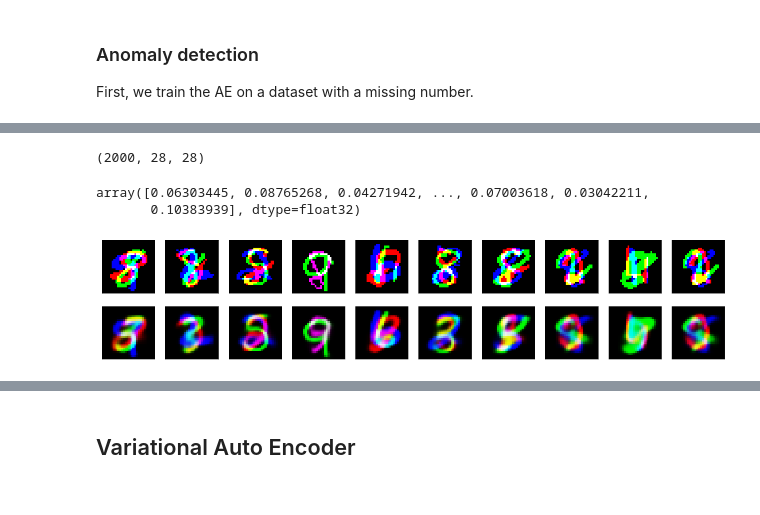
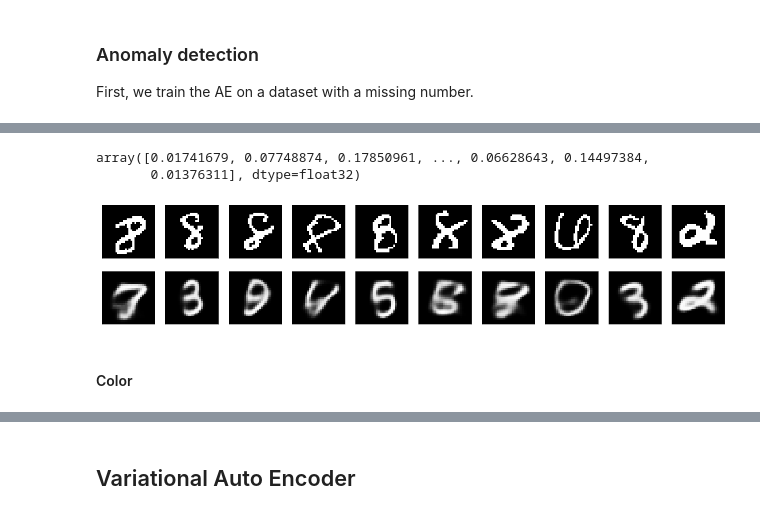
Before and after one commit to TechedLemur/IT3030, a Jupyter notebook: project2/main.ipynb, the cells around one changed output, grey strips where cells are left out. Cells and saved outputs as stored; diff of their text form; code cells hidden in the pictures.

```diff
--- a/project2/main.ipynb
+++ b/project2/main.ipynb
@@ -153,5 +183,5 @@ gen = StackedMNISTData(
 x_train, y_train = gen.get_full_data_set(training=True)
 x_test, y_test = gen.get_full_data_set(training=False)
 # %%
-ae = AutoEncoder(force_learn=False, file_name="./models/ae_missing")
+ae = AutoEncoder(force_learn=False, file_name="./models/ae_missing_20")
 # %% [output]
@@ -164,6 +212,6 @@ True
 # %%
 gen = StackedMNISTData(
-    mode=DataMode.COLOR_BINARY_COMPLETE, default_batch_size=2048)
+    mode=DataMode.MONO_BINARY_COMPLETE, default_batch_size=2048)
 
 img, labels = gen.get_random_batch(training=False,  batch_size=2000)
 # %%
@@ -179,16 +227,16 @@ reconstructed = ae.autoencode(img)
 losses = loss(img, reconstructed)
 losses = np.average(losses, axis=1)
 losses = np.average(losses, axis=1)
-# %% [output]
-(2000, 28, 28)
 # %%
 indices = np.argpartition(losses, -10)[-11:]
 # %%
 losses
 # %% [output]
-array([0.06303445, 0.08765268, 0.04271942, ..., 0.07003618, 0.03042211,
-       0.10383939], dtype=float32)
+array([0.01741679, 0.07748874, 0.17850961, ..., 0.06628643, 0.14497384,
+       0.01376311], dtype=float32)
 # %%
-utils.plot_10_images(img[indices].astype(np.float32), reconstructed[indices], filename='AE_anomalies')
+utils.plot_10_images(img[indices].astype(np.float32), reconstructed[indices], filename='AE_anomalies_mono')
 # %% [output]
-[figure, old version]
+[figure, new version]
+# %% [markdown]
+#### Color
```
Also changed, not shown: parts of 40 cells of this notebook, 11 other files.
